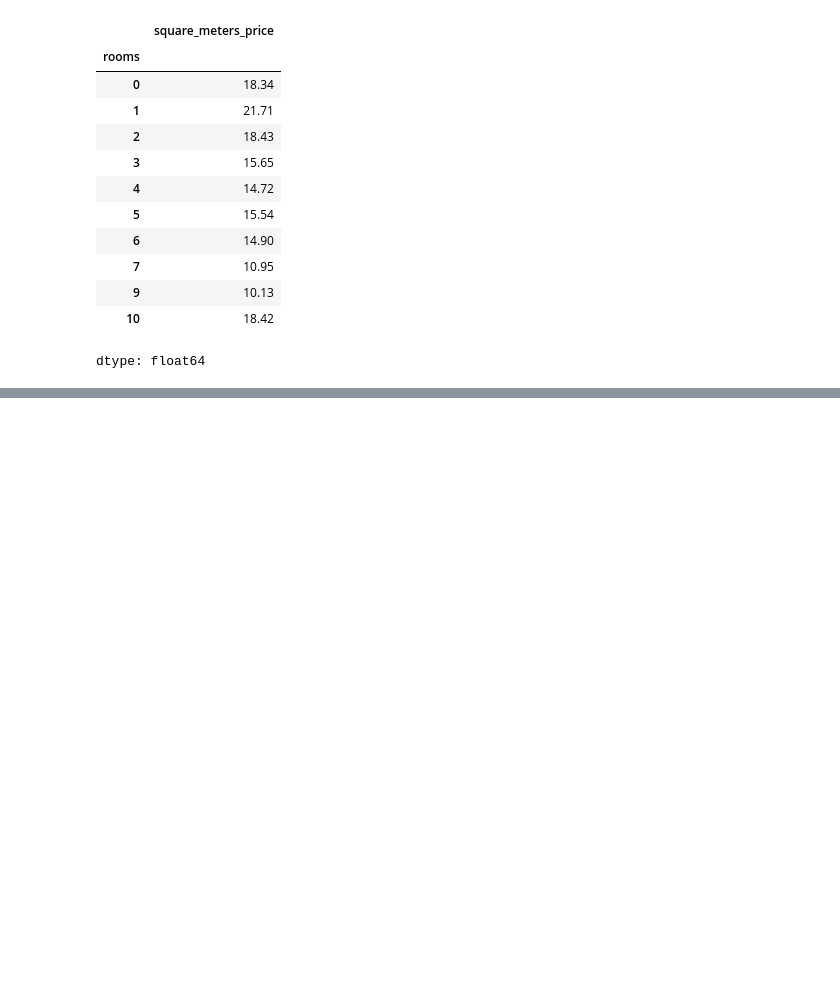
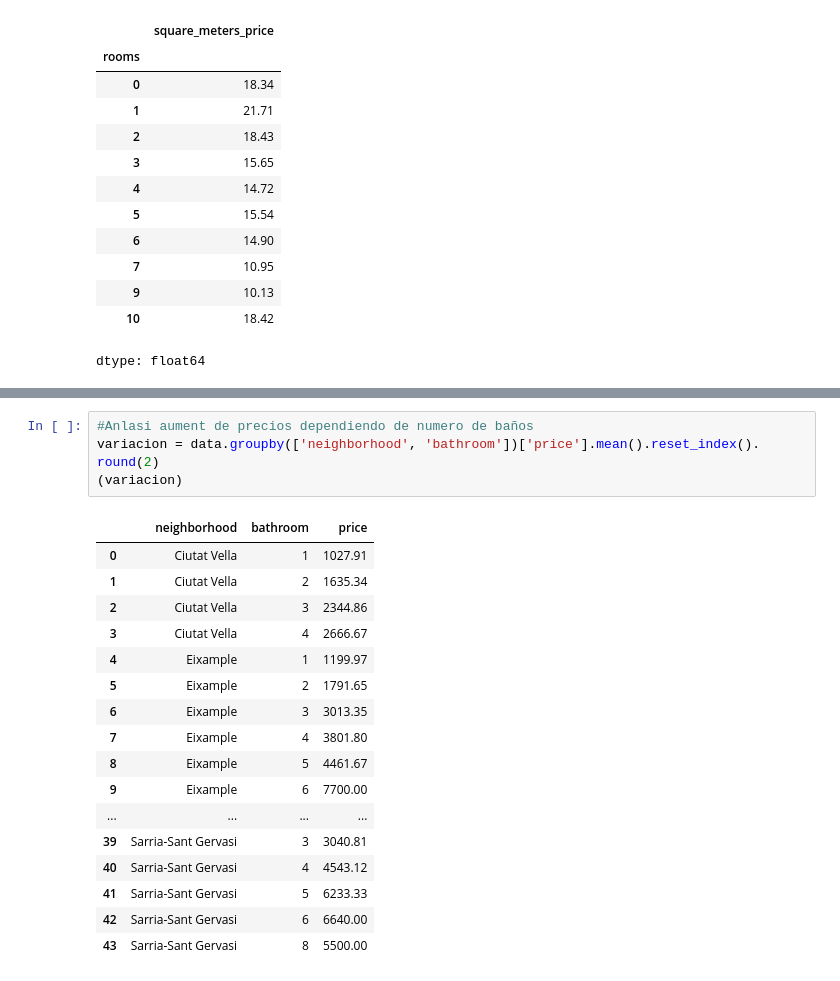
Before and after one commit to arantafall/housing_BCN, a Jupyter notebook: housin_nueva_data.ipynb, the cells around one changed output, grey strips where cells are left out. Saved outputs shown, nothing was run; the diff lists cells and outputs as text; blank space fills up the shorter version.

Commit message:
precios segun habitaciones, acensor, baños

```diff
--- a/housin_nueva_data.ipynb
+++ b/housin_nueva_data.ipynb
@@ -407,0 +438,22 @@ dtype: float64
+# %%
+#Anlasi aument de precios dependiendo de numero de baños
+variacion = data.groupby(['neighborhood', 'bathroom'])['price'].mean().reset_index(). round(2)
+(variacion)
+# %% [output]
+|  | neighborhood | bathroom | price |
+| 0 | Ciutat Vella | 1 | 1027.91 |
+| 1 | Ciutat Vella | 2 | 1635.34 |
+| 2 | Ciutat Vella | 3 | 2344.86 |
+| 3 | Ciutat Vella | 4 | 2666.67 |
+| 4 | Eixample | 1 | 1199.97 |
+| 5 | Eixample | 2 | 1791.65 |
+| 6 | Eixample | 3 | 3013.35 |
+| 7 | Eixample | 4 | 3801.80 |
+| 8 | Eixample | 5 | 4461.67 |
+| 9 | Eixample | 6 | 7700.00 |
+| ... | ... | ... | ... |
+| 39 | Sarria-Sant Gervasi | 3 | 3040.81 |
+| 40 | Sarria-Sant Gervasi | 4 | 4543.12 |
+| 41 | Sarria-Sant Gervasi | 5 | 6233.33 |
+| 42 | Sarria-Sant Gervasi | 6 | 6640.00 |
+| 43 | Sarria-Sant Gervasi | 8 | 5500.00 |
```
Also changed, not shown: parts of 8 cells of this notebook.
